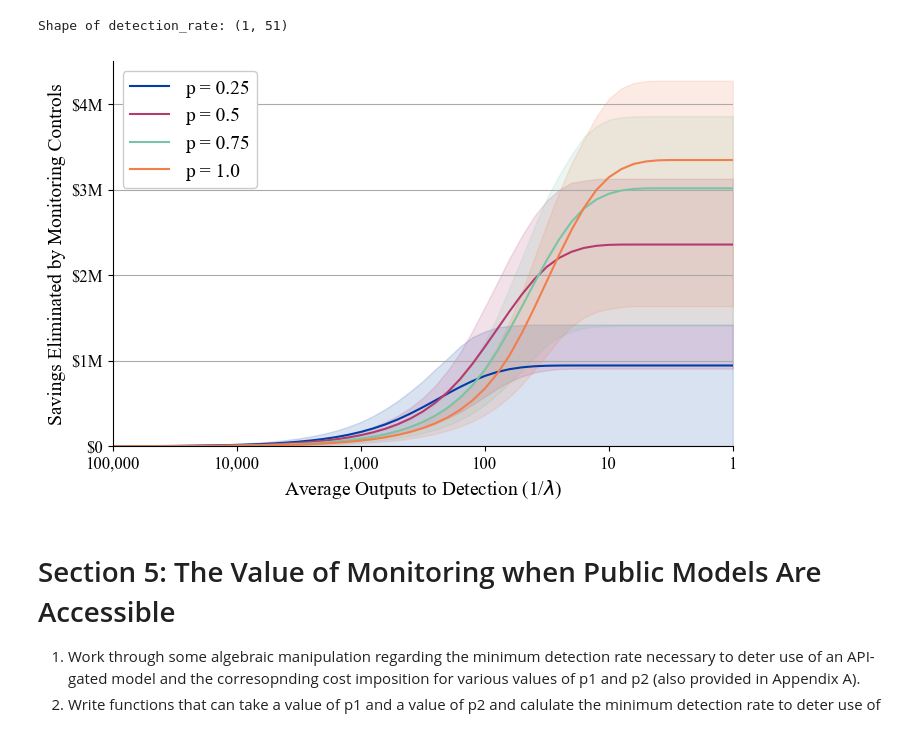
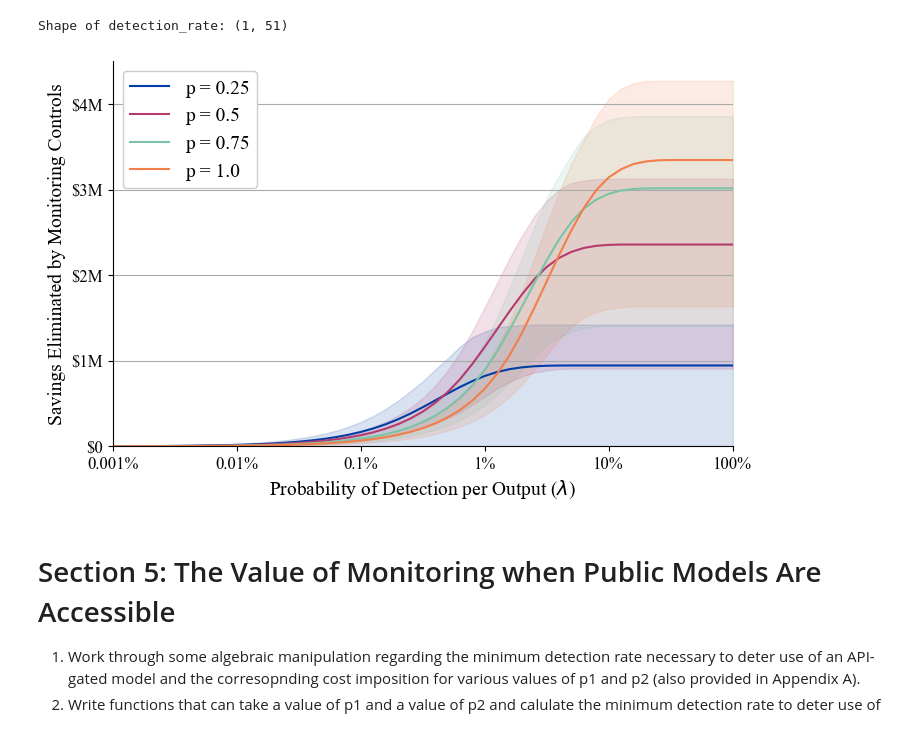
Before and after one commit to georgetown-cset/disinfo-costs, a Jupyter notebook: codebook.ipynb, the cells around one changed output. Saved outputs shown, nothing was run; the diff lists cells and outputs as text; code cells hidden in the pictures.

```diff
--- a/codebook.ipynb
+++ b/codebook.ipynb
@@ -257,38 +286,38 @@ Shape of detection_rate: (1, 51)
 # %%
 # Create a plot for Figure 3
 fig, ax = plt.subplots(figsize = (8,5))
 
 # For various values of p...
 for i, p_ in enumerate([0.25, 0.5, 0.75, 1.0]):
 
     # ...use the functions in the preceding block to simulate total penalties of each simulated campaign
-    # (Sorting the data does not affect the calculation of the mean across all simulations, but allows for easy plotting of confidence intervals)
+    # (Sorting the data does not affect the calculation of the mean across all samples, but allows for easy plotting of confidence intervals)
     simulated_data = np.sort(simulate_penalties(temp_p = p_), axis = 0)
 
     # Plot the mean penalties as a function of detection accuracy
     ax.plot(np.arange(5., -0.1, step = -0.1), np.mean(simulated_data, axis = 0), color = colors[i], label = f'p = {p_}')
 
     # Shade in an 80% confidence interval
     ax.fill_between(np.arange(5., -0.1, step = -0.1), simulated_data[N_SIMS // 4, :], simulated_data[-N_SIMS // 4, :], alpha = 0.15, color = colors[i])
 
 # Adjust figure aesthetics for the left-hand figure
 #ax.set_yscale('log')
-ax.set_xlabel(f'Average Outputs to Detection (1/$\lambda$)', fontsize = 14, fontname = 'Times New Roman')
+ax.set_xlabel(f'Probability of Detection per Output ($\lambda$)', fontsize = 14, fontname = 'Times New Roman')
 ax.set_yticks([0., 1e6, 2e6, 3e6, 4e6, 5e6])
 ax.set_ylim([0., 4.5e6])
 ax.set_yticklabels(['$0', '$1M', '$2M', '$3M', '$4M', '$5M'], fontsize = 12, fontname = 'Times New Roman')
 ax.set_ylabel('Savings Eliminated by Monitoring Controls', fontsize = 14, fontname = 'Times New Roman')
 ax.set_xticks([0, 1, 2, 3, 4, 5])
 ax.set_xlim([0., 5.])
-ax.set_xticklabels(['100,000', '10,000', '1,000', '100', '10', '1'], fontsize = 12, fontname = 'Times New Roman')
+ax.set_xticklabels(['0.001%', '0.01%', '0.1%', '1%', '10%', '100%'], fontsize = 12, fontname = 'Times New Roman')
 ax.legend(prop=basefont)
 
 # Save and display the figure
-plt.savefig('figures/detection_penalties.jpg', dpi=300, bbox_inches='tight')
+plt.savefig('figures/detection_penalties.pdf', dpi=300, bbox_inches='tight')
 plt.show()
 plt.close()
 # %% [output]
-[figure, old version]
+[figure, new version]
 # %% [markdown]
 # Section 5: The Value of Monitoring when Public Models Are Accessible
 
```
Also changed, not shown: parts of 14 cells of this notebook, 11 other files.
